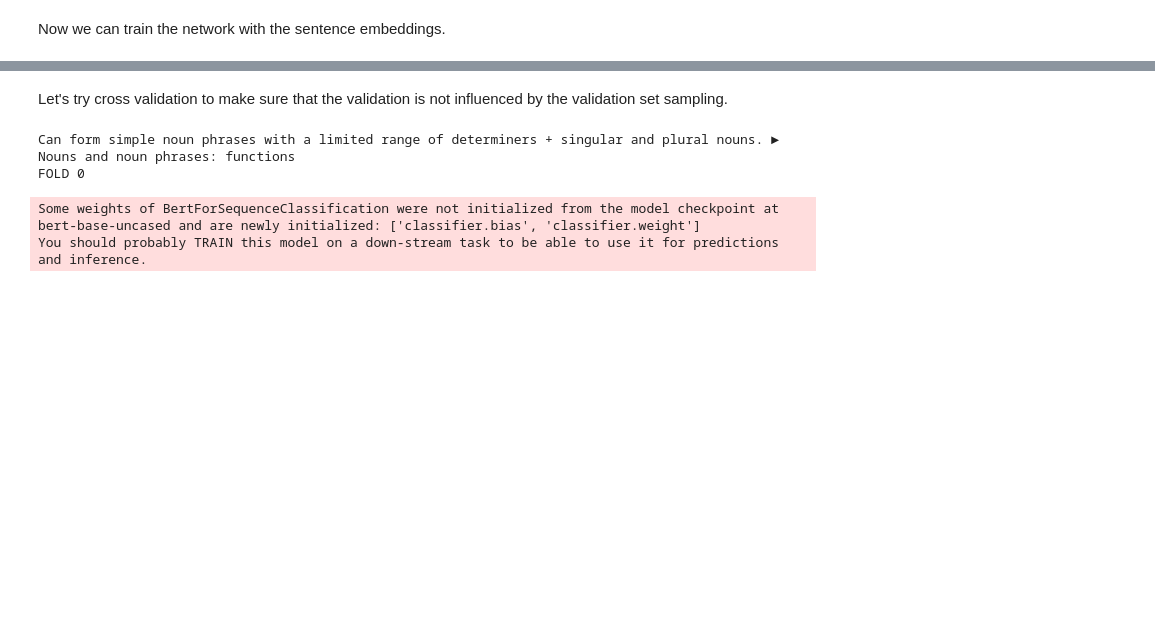
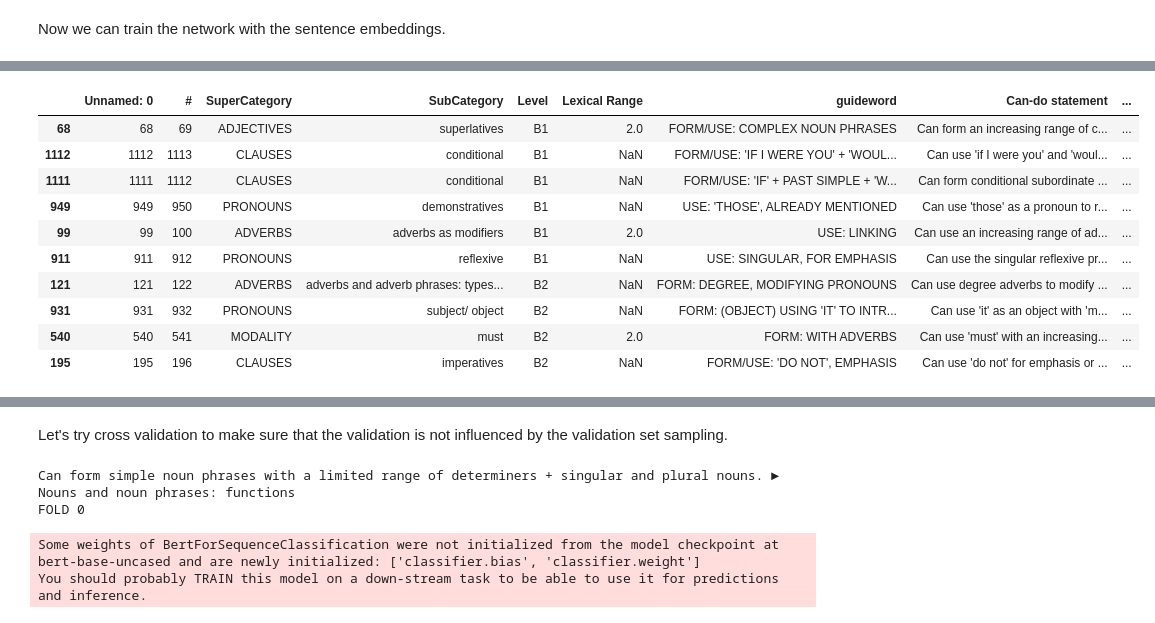
Before and after one commit to dominikglandorf/LLM-grammar, a Jupyter notebook: exp/007_sentence_embeddings.ipynb, the cells around one changed output, grey strips where cells are left out. Drawn from its saved outputs; the diff is of its cells as text; code cells hidden in the pictures; blank space fills up the shorter version.

```diff
--- a/exp/007_sentence_embeddings.ipynb
+++ b/exp/007_sentence_embeddings.ipynb
@@ -524 +348,15 @@ Epoch [1/1], Training Loss: 0.1862, Validation Loss: 0.0228, Validation Accuracy
+# %%
+df.iloc[20:30]
+# %% [output]
+|  | Unnamed: 0 | # | SuperCategory | SubCategory | Level | Lexical Range | guideword | Can-do statement | ... |
+| 68 | 68 | 69 | ADJECTIVES | superlatives | B1 | 2.0 | FORM/USE: COMPLEX NOUN PHRASES | Can form an increasing range of c... | ... |
+| 1112 | 1112 | 1113 | CLAUSES | conditional | B1 | NaN | FORM/USE: 'IF I WERE YOU' + 'WOUL... | Can use 'if I were you' and 'woul... | ... |
+| 1111 | 1111 | 1112 | CLAUSES | conditional | B1 | NaN | FORM/USE: 'IF' + PAST SIMPLE + 'W... | Can form conditional subordinate ... | ... |
+| 949 | 949 | 950 | PRONOUNS | demonstratives | B1 | NaN | USE: 'THOSE', ALREADY MENTIONED | Can use 'those' as a pronoun to r... | ... |
+| 99 | 99 | 100 | ADVERBS | adverbs as modifiers | B1 | 2.0 | USE: LINKING | Can use an increasing range of ad... | ... |
+| 911 | 911 | 912 | PRONOUNS | reflexive | B1 | NaN | USE: SINGULAR, FOR EMPHASIS | Can use the singular reflexive pr... | ... |
+| 121 | 121 | 122 | ADVERBS | adverbs and adverb phrases: types... | B2 | NaN | FORM: DEGREE, MODIFYING PRONOUNS | Can use degree adverbs to modify ... | ... |
+| 931 | 931 | 932 | PRONOUNS | subject/ object | B2 | NaN | FORM: (OBJECT) USING 'IT' TO INTR... | Can use 'it' as an object with 'm... | ... |
+| 540 | 540 | 541 | MODALITY | must | B2 | 2.0 | FORM: WITH ADVERBS | Can use 'must' with an increasing... | ... |
+| 195 | 195 | 196 | CLAUSES | imperatives | B2 | NaN | FORM/USE: 'DO NOT', EMPHASIS | Can use 'do not' for emphasis or ... | ... |
 # %%
```
Also changed, not shown: parts of 13 cells of this notebook.
